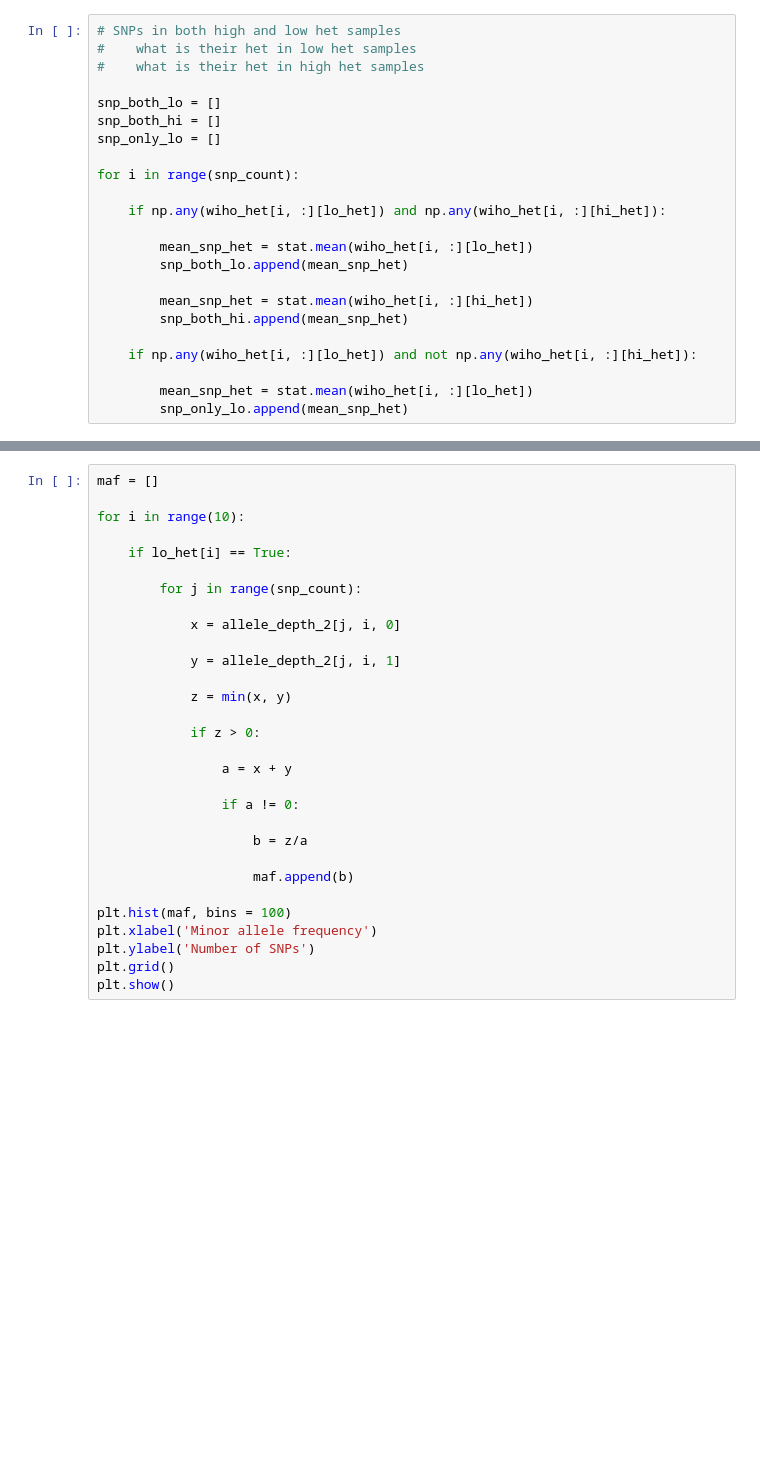
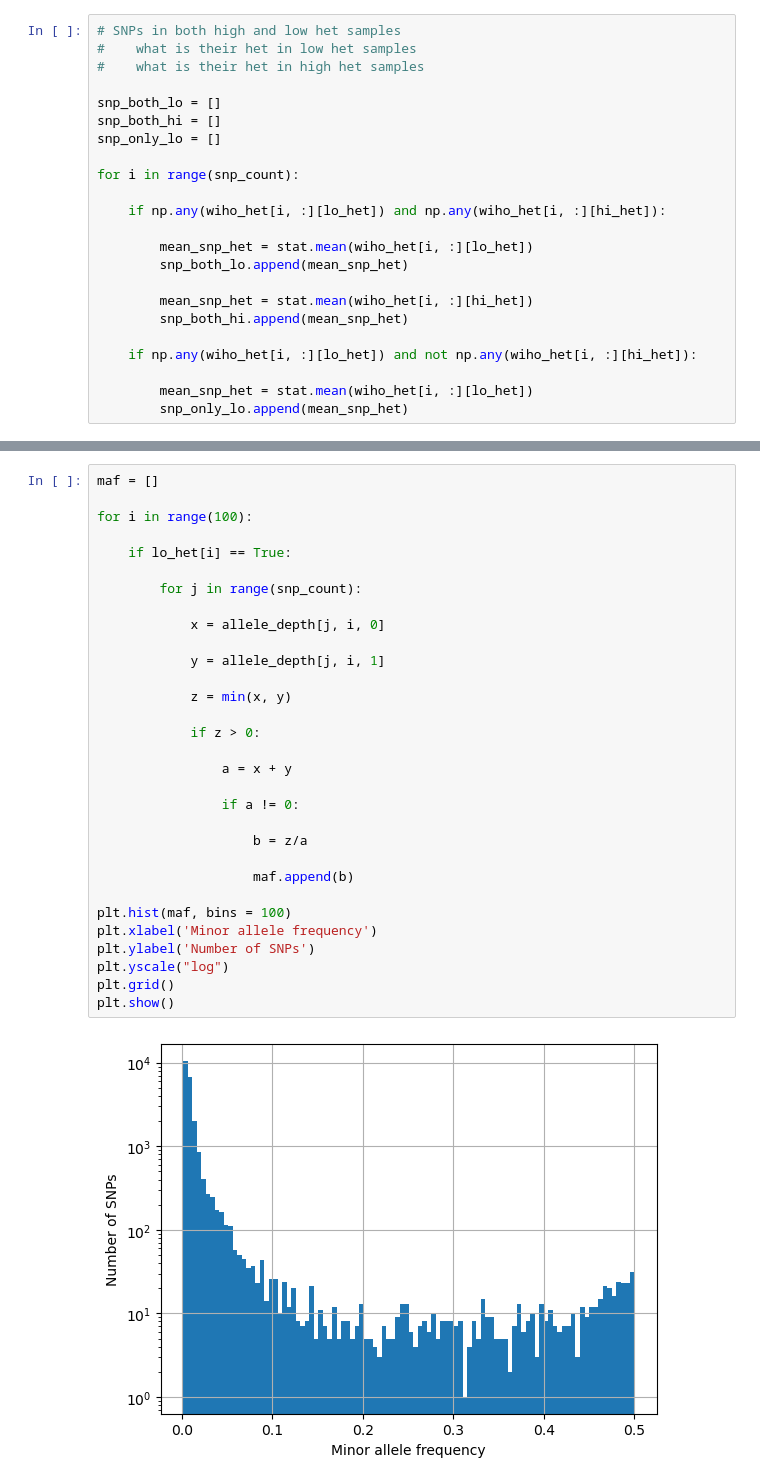
Before and after one commit to d-kwiat/gtg, a Jupyter notebook: pi_w_checks_230323.ipynb, the cells around one changed output, grey strips where cells are left out. Drawn from its saved outputs; the diff is of its cells as text; blank space fills up the shorter version.

```diff
--- a/pi_w_checks_230323.ipynb
+++ b/pi_w_checks_230323.ipynb
@@ -235,30 +242,33 @@ plt.show()
 # %%
 maf = []
 
-for i in range(10):
+for i in range(100):
 
     if lo_het[i] == True:
 
         for j in range(snp_count):
 
-            x = allele_depth_2[j, i, 0]
+            x = allele_depth[j, i, 0]
 
-            y = allele_depth_2[j, i, 1]
+            y = allele_depth[j, i, 1]
 
             z = min(x, y)
 
             if z > 0:
 
                 a = x + y
 
                 if a != 0:
 
                     b = z/a
 
                     maf.append(b)
 
 plt.hist(maf, bins = 100)
 plt.xlabel('Minor allele frequency')
 plt.ylabel('Number of SNPs')
+plt.yscale("log")
 plt.grid()
 plt.show()
+# %% [output]
+[figure, added]
```
Also changed, not shown: parts of 8 cells of this notebook.
